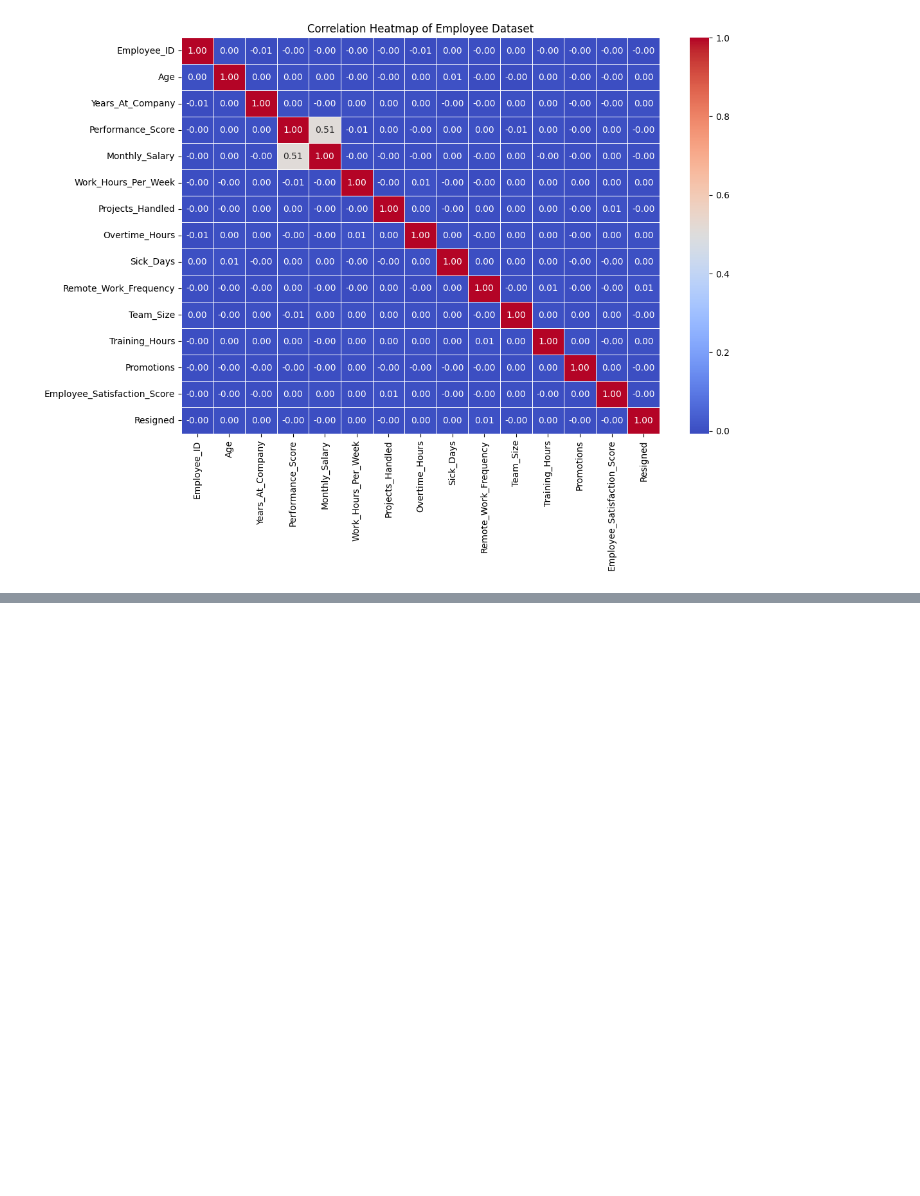
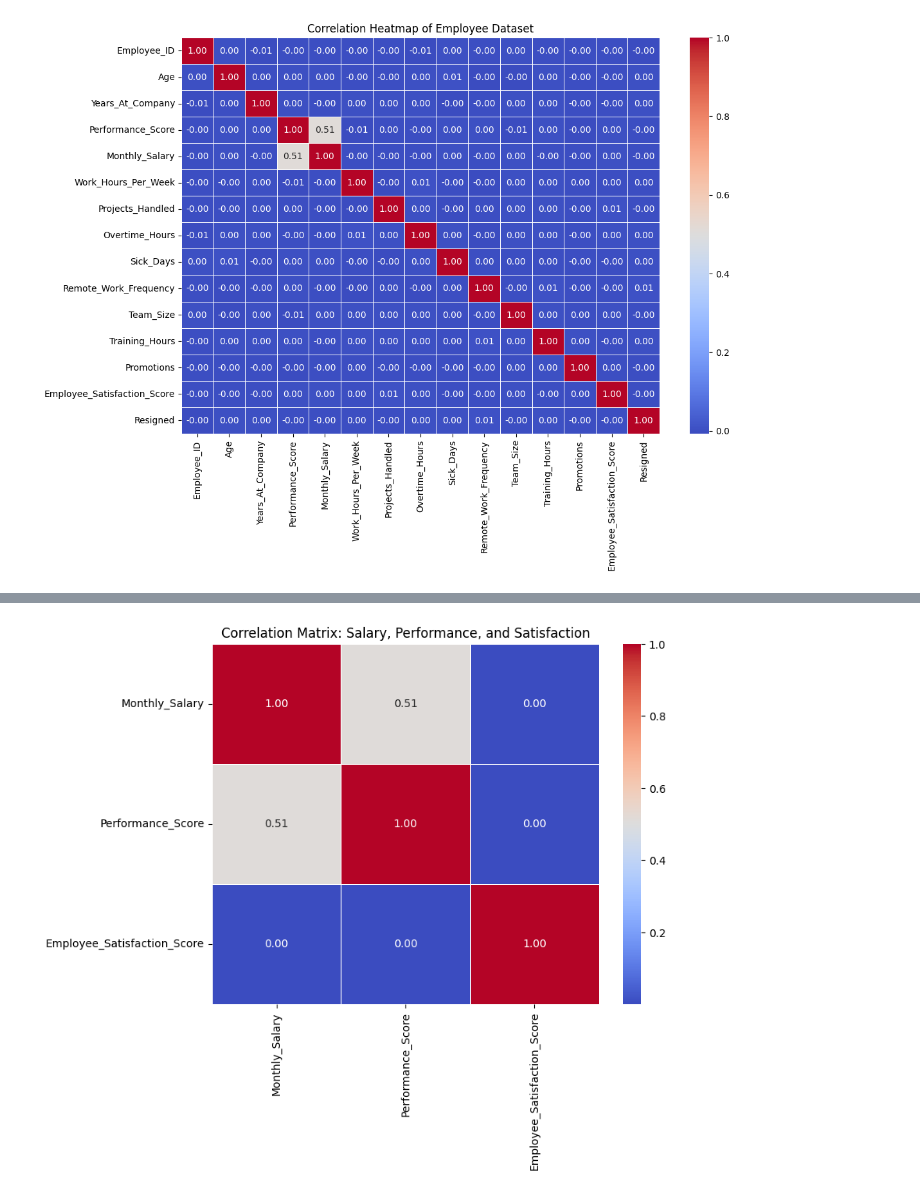
Before and after one commit to AyanNayyer/Industry4.0_project, a Jupyter notebook: I4_analysis.ipynb, the cells around one changed output, grey strips where cells are left out. Drawn from its saved outputs; the diff is of its cells as text; code cells hidden in the pictures; blank space fills up the shorter version.

```diff
--- a/I4_analysis.ipynb
+++ b/I4_analysis.ipynb
@@ -61,0 +131,12 @@ plt.show()
+# %%
+# Select relevant numeric columns
+corr_cols = ['Monthly_Salary', 'Performance_Score', 'Employee_Satisfaction_Score']
+corr_matrix = df[corr_cols].corr(method='pearson')
+
+# Heatmap to visualize correlations
+plt.figure(figsize=(8, 6))
+sns.heatmap(corr_matrix, annot=True, cmap='coolwarm', fmt='.2f', linewidths=0.5)
+plt.title('Correlation Matrix: Salary, Performance, and Satisfaction')
+plt.show()
+# %% [output]
+[figure, added]
```
Also changed, not shown: parts of 6 cells of this notebook, 1 other file.
